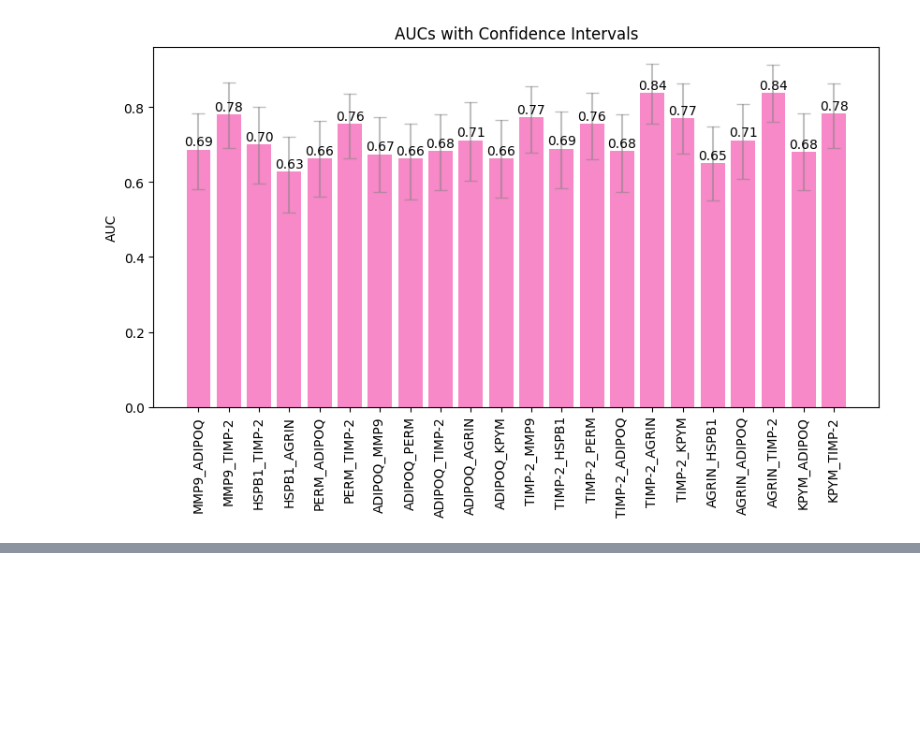
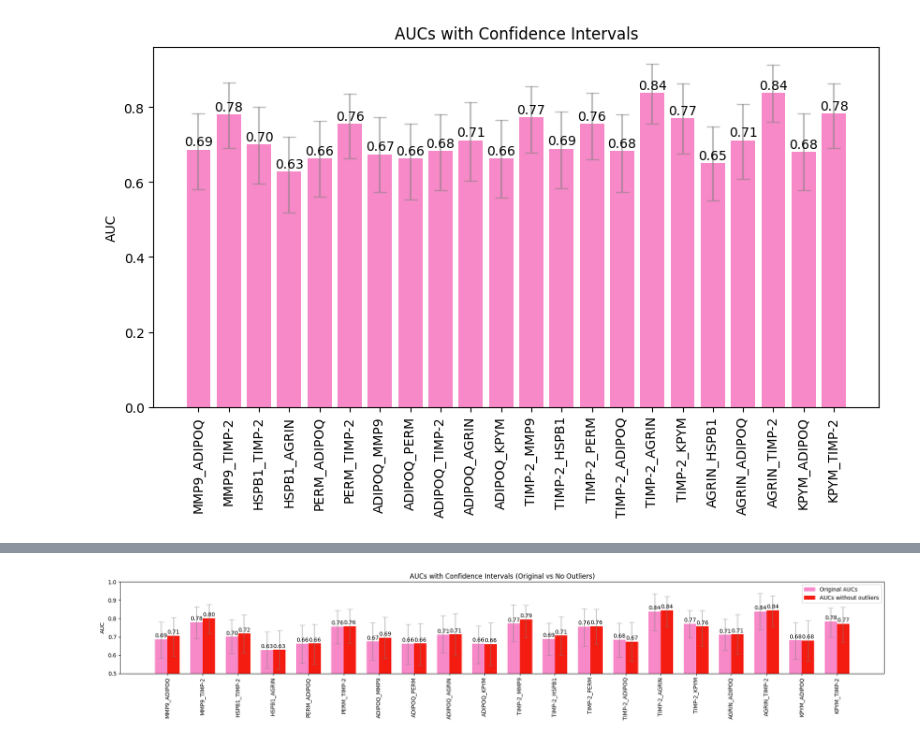
Before and after one commit to MiMARK-es/cohort-analysis, a Jupyter notebook: notebooks/60x60_dr_ratios_mmk_aucs_analysis.ipynb, the cells around one changed output, grey strips where cells are left out. Drawn from its saved outputs; the diff is of its cells as text; code cells hidden in the pictures; blank space fills up the shorter version.

```diff
--- a/notebooks/60x60_dr_ratios_mmk_aucs_analysis.ipynb
+++ b/notebooks/60x60_dr_ratios_mmk_aucs_analysis.ipynb
@@ -188,0 +206,20 @@ plt.show()
+# %%
+df_120_cleaned = df_120.drop(outliers)
+# %%
+MAX_BIOMARKER_COUNT = 1
+RESULTS_PATH = '../data/results/60x60_dr_ratios_mmk_no_outliers'
+
+models_120_1_no_outliers = utils.compute_all_models_and_save(
+                            df=df_120_cleaned,
+                            biomarkers=BIOMARKERS_120,
+                            normalizing_col=NORMALIZING_COL_120,
+                            volume_col= VOLUME_COL,
+                            volume_added=0.5,
+                            apply_log=True,
+                            avoid_same_biomarker=True,
+                            methods=METHODS,
+                            max_biomarker_count=MAX_BIOMARKER_COUNT,
+                            folder_name=RESULTS_PATH,
+                            plot_rocs=PLOT_ROCS,
+                            compute_auc_ci=True
+                            )
@@ -188,0 +283,73 @@ plt.show()
+# %%
+import numpy as np
+import matplotlib.pyplot as plt
+
+# Find the intersection of models
+common_models = list(set(models).intersection(models_no_outliers))
+
+# Sort the common models by their original order
+common_models.sort(key=lambda x: models.index(x))
+
+# Filter AUCs and errors for common models
+indices_models = [models.index(m) for m in common_models]
+indices_models_no_outliers = [models_no_outliers.index(m) for m in common_models]
+
+aligned_aucs = [aucs[i] for i in indices_models]
+aligned_aucs_no_outliers = [aucs_no_outliers[i] for i in indices_models_no_outliers]
+
+aligned_yerr = [
+    [yerr[0][i] for i in indices_models],  # Lower errors for original
+    [yerr[1][i] for i in indices_models]   # Upper errors for original
+]
+
+aligned_yerr_no_outliers = [
+    [yerr_no_outliers[0][i] for i in indices_models_no_outliers],  # Lower errors for no outliers
+    [yerr_no_outliers[1][i] for i in indices_models_no_outliers]   # Upper errors for no outliers
+]
+
+# Plotting grouped bars
+plt.figure(figsize=(20, 4))
+
+bar_width = 0.35
+x = np.arange(len(common_models))  # X positions for common models
+
+# Plot original AUCs
+plt.bar(
+    x - bar_width / 2,
+    aligned_aucs,
+    yerr=aligned_yerr,
+    capsize=5,
+    color=custom_palette[0],
+    width=bar_width,
+    label='Original AUCs',
+    error_kw={'elinewidth': 1.5, 'alpha': 0.5, 'ecolor': 'gray'}
+)
+
+# Plot no-outlier AUCs
+plt.bar(
+    x + bar_width / 2,
+    aligned_aucs_no_outliers,
+    yerr=aligned_yerr_no_outliers,
+    capsize=5,
+    color=custom_palette[1],
+    width=bar_width,
+    label='AUCs without outliers',
+    error_kw={'elinewidth': 1.5, 'alpha': 0.5, 'ecolor': 'gray'}
+)
+
+# Add AUC values as text
+for i in range(len(common_models)):
+    plt.text(x[i] - bar_width / 2, aligned_aucs[i] + 0.01, f"{aligned_aucs[i]:.2f}", ha='center')
+    plt.text(x[i] + bar_width / 2, aligned_aucs_no_outliers[i] + 0.01, f"{aligned_aucs_no_outliers[i]:.2f}", ha='center')
+
+# Finalize plot
+plt.xticks(x, common_models, rotation=90)
+plt.ylabel('AUC')
+# Set x-range from 0.5 to 1
+plt.ylim(0.5, 1)
+plt.title('AUCs with Confidence Intervals (Original vs No Outliers)')
+plt.legend()
+plt.tight_layout()
+plt.show()
+# %% [output]
+[figure, added]
```
Also changed, not shown: parts of 4 cells of this notebook, 13 other files.
